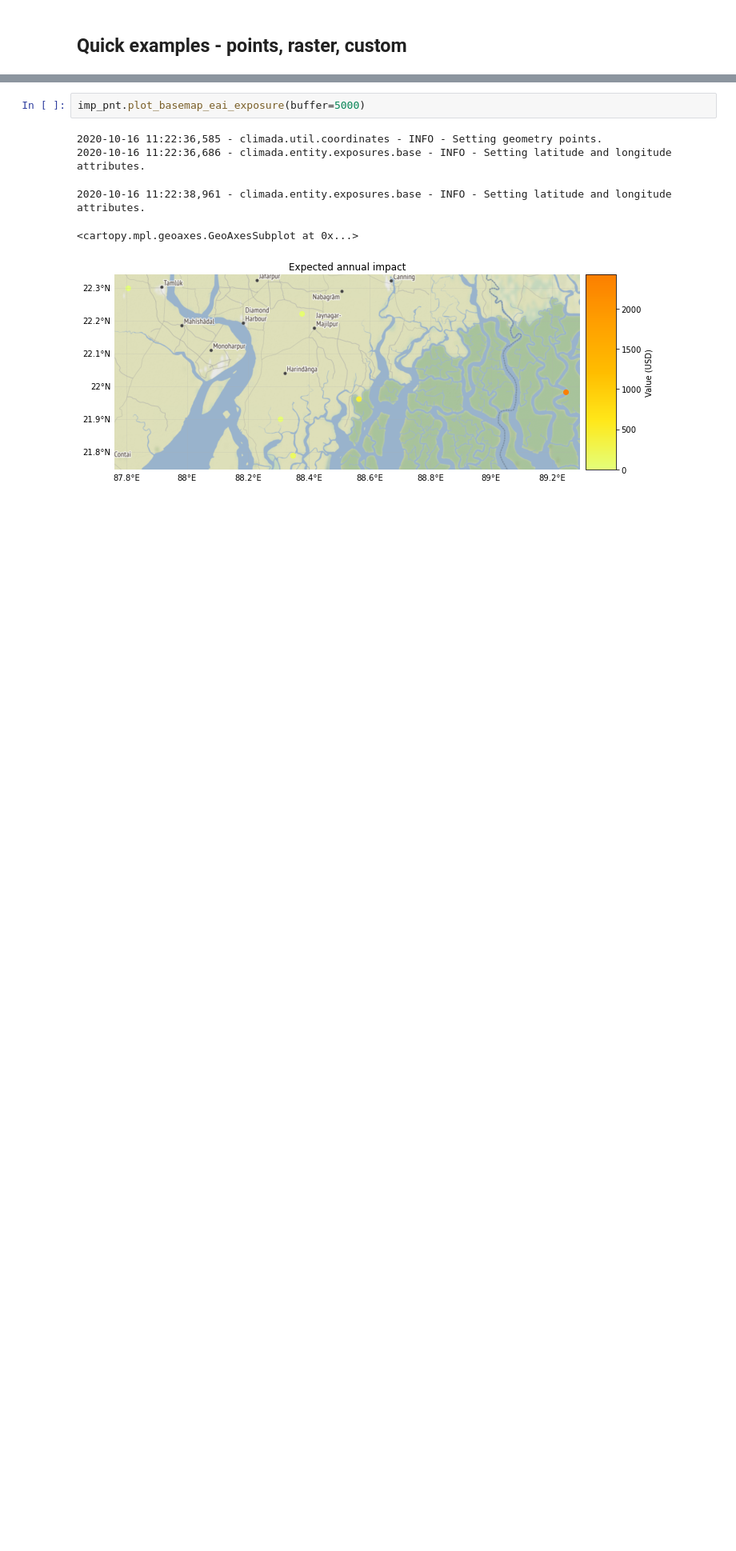
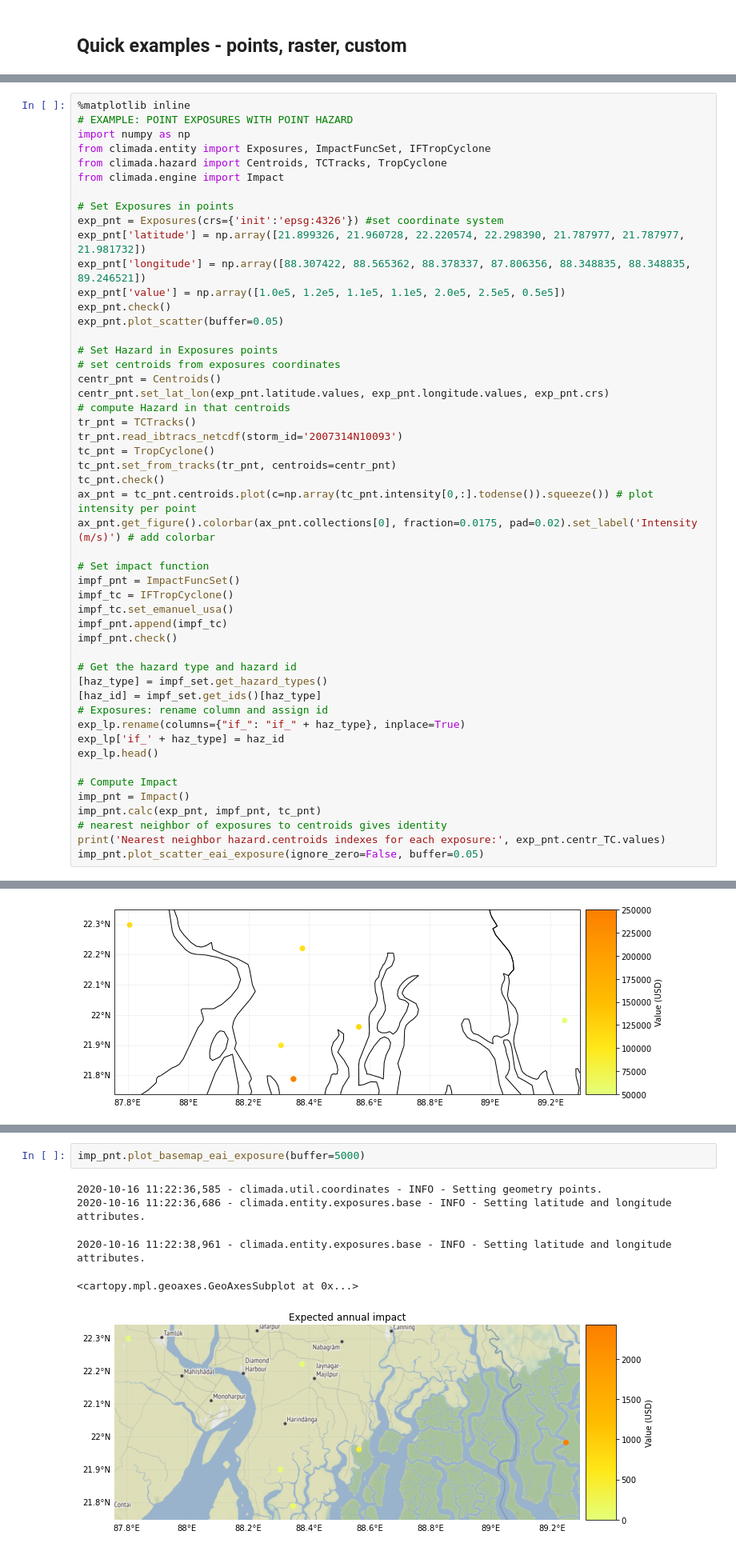
Before and after one commit to mmyrte/climada_python, a Jupyter notebook: doc/tutorial/climada_engine_Impact.ipynb, the cells around one changed output, grey strips where cells are left out. Shown at 80% size. Drawn from its saved outputs; the diff is of its cells as text; blank space fills up the shorter version.

Commit message:
Re-add quick examples to Impact tutorial

```diff
--- a/doc/tutorial/climada_engine_Impact.ipynb
+++ b/doc/tutorial/climada_engine_Impact.ipynb
@@ -212,0 +229,51 @@ imp.plot_hexbin_eai_exposure(buffer=1)
+# %%
+%matplotlib inline
+# EXAMPLE: POINT EXPOSURES WITH POINT HAZARD
+import numpy as np
+from climada.entity import Exposures, ImpactFuncSet, IFTropCyclone
+from climada.hazard import Centroids, TCTracks, TropCyclone
+from climada.engine import Impact
+
+# Set Exposures in points
+exp_pnt = Exposures(crs={'init':'epsg:4326'}) #set coordinate system
+exp_pnt['latitude'] = np.array([21.899326, 21.960728, 22.220574, 22.298390, 21.787977, 21.787977, 21.981732])
+exp_pnt['longitude'] = np.array([88.307422, 88.565362, 88.378337, 87.806356, 88.348835, 88.348835, 89.246521])
+exp_pnt['value'] = np.array([1.0e5, 1.2e5, 1.1e5, 1.1e5, 2.0e5, 2.5e5, 0.5e5])
+exp_pnt.check()
+exp_pnt.plot_scatter(buffer=0.05)
+
+# Set Hazard in Exposures points
+# set centroids from exposures coordinates
+centr_pnt = Centroids()
+centr_pnt.set_lat_lon(exp_pnt.latitude.values, exp_pnt.longitude.values, exp_pnt.crs)
+# compute Hazard in that centroids
+tr_pnt = TCTracks()
+tr_pnt.read_ibtracs_netcdf(storm_id='2007314N10093')
+tc_pnt = TropCyclone()
+tc_pnt.set_from_tracks(tr_pnt, centroids=centr_pnt)
+tc_pnt.check()
+ax_pnt = tc_pnt.centroids.plot(c=np.array(tc_pnt.intensity[0,:].todense()).squeeze()) # plot intensity per point
+ax_pnt.get_figure().colorbar(ax_pnt.collections[0], fraction=0.0175, pad=0.02).set_label('Intensity (m/s)') # add colorbar
+
+# Set impact function
+impf_pnt = ImpactFuncSet()
+impf_tc = IFTropCyclone()
+impf_tc.set_emanuel_usa()
+impf_pnt.append(impf_tc)
+impf_pnt.check()
+
+# Get the hazard type and hazard id
+[haz_type] = impf_set.get_hazard_types()
+[haz_id] = impf_set.get_ids()[haz_type]
+# Exposures: rename column and assign id
+exp_lp.rename(columns={"if_": "if_" + haz_type}, inplace=True)
+exp_lp['if_' + haz_type] = haz_id
+exp_lp.head()
+
+# Compute Impact
+imp_pnt = Impact()
+imp_pnt.calc(exp_pnt, impf_pnt, tc_pnt)
+# nearest neighbor of exposures to centroids gives identity
+print('Nearest neighbor hazard.centroids indexes for each exposure:', exp_pnt.centr_TC.values)
+imp_pnt.plot_scatter_eai_exposure(ignore_zero=False, buffer=0.05)
+# %% [output]
@@ -212,0 +301 @@ imp.plot_hexbin_eai_exposure(buffer=1)
+[figure, added]
```
Also changed, not shown: parts of 24 cells of this notebook.
